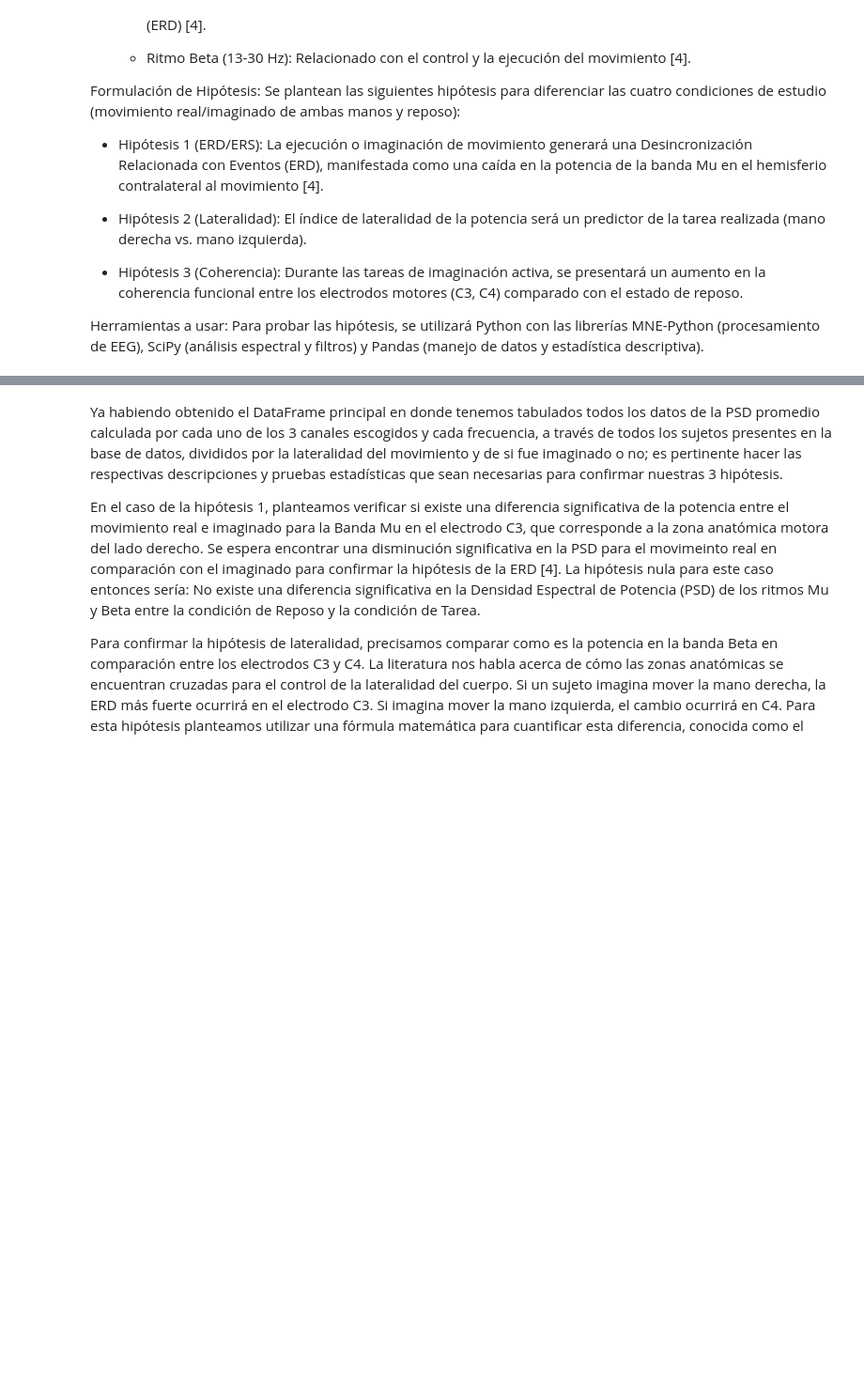
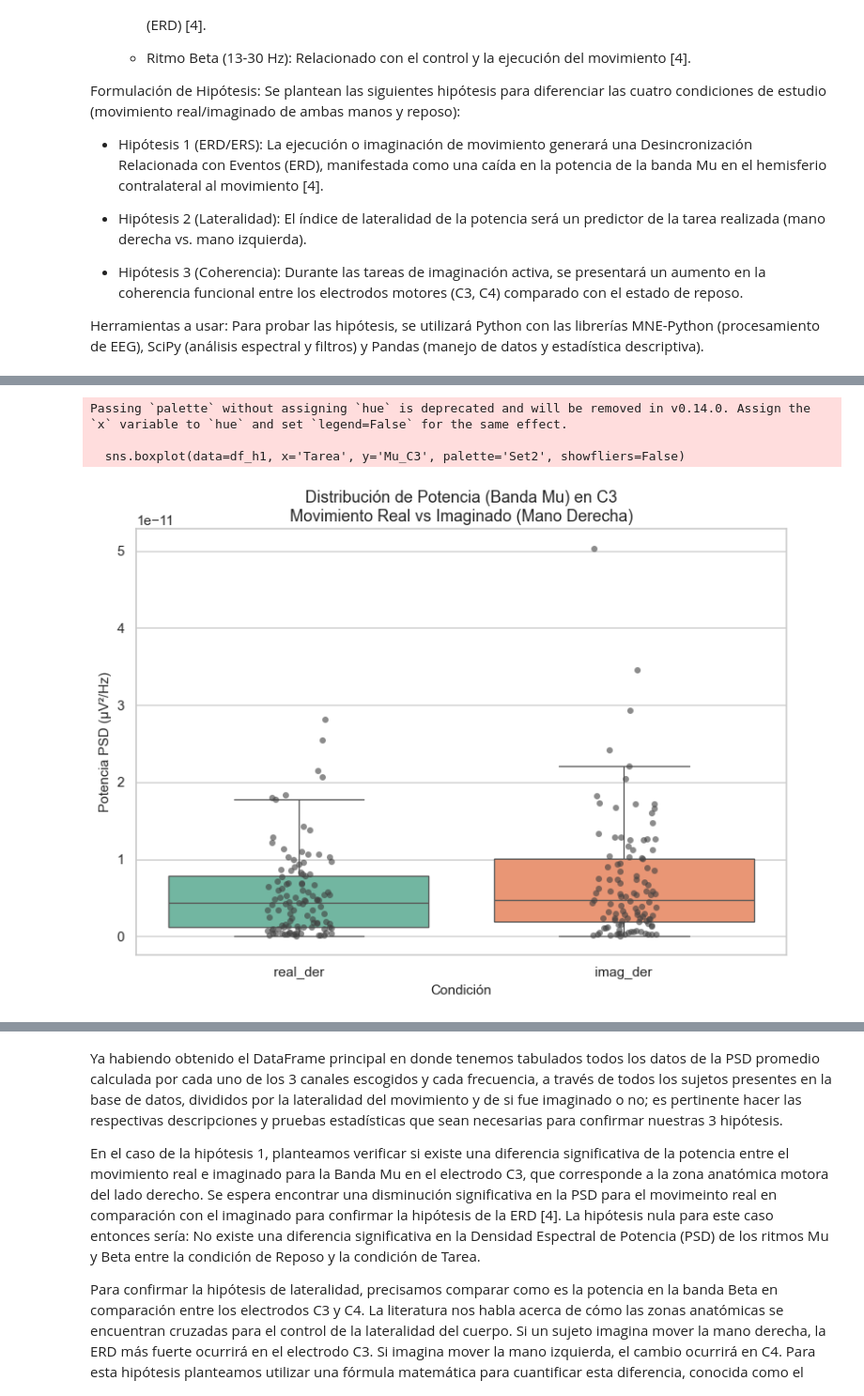
Before and after one commit to Daniu13/biosenales_proyecto1, a Jupyter notebook: main.ipynb, the cells around one changed output, grey strips where cells are left out. Shown at 94% size. Drawn from its saved outputs; the diff is of its cells as text; code cells hidden in the pictures; blank space fills up the shorter version.

```diff
--- a/main.ipynb
+++ b/main.ipynb
@@ -216,0 +354,73 @@ Registro    Tarea        Mu_C3        Mu_C4        Mu_Cz      Beta_C3      Beta_
+# %%
+#Aseguramos el emparejamiento exacto de los sujetos y filtramos valores nulos (NaN)
+# Solo conservamos filas donde la tarea coincida y el dato 'Mu_C3' exista
+df_real_all = df_unificado[(df_unificado['Tarea'] == 'real_der') & df_unificado['Mu_C3'].notna()]
+df_imag_all = df_unificado[(df_unificado['Tarea'] == 'imag_der') & df_unificado['Mu_C3'].notna()]
+
+# Encontramos la intersección de sujetos (los que están en ambos con datos válidos)
+sujetos_comunes = set(df_real_all['Registro']).intersection(set(df_imag_all['Registro']))
+
+if not sujetos_comunes:
+    print("Error: No hay sujetos en común con datos válidos para comparar.")
+else:
+    df_real = df_real_all[df_real_all['Registro'].isin(sujetos_comunes)].sort_values('Registro')
+    df_imag = df_imag_all[df_imag_all['Registro'].isin(sujetos_comunes)].sort_values('Registro')
+
+    # Extraemos los valores numéricos de la potencia
+    mu_c3_real = df_real['Mu_C3'].values
+    mu_c3_imag = df_imag['Mu_C3'].values
+
+    df_h1 = pd.concat([df_real, df_imag])
+    sns.set_theme(style="whitegrid")
+    plt.figure(figsize=(8, 6))
+
+    sns.boxplot(data=df_h1, x='Tarea', y='Mu_C3', palette='Set2', showfliers=False)
+    sns.stripplot(data=df_h1, x='Tarea', y='Mu_C3', color='.25', alpha=0.6, jitter=True)
+
+    plt.title('Distribución de Potencia (Banda Mu) en C3\nMovimiento Real vs Imaginado (Mano Derecha)', fontsize=13)
+    plt.ylabel('Potencia PSD (μV²/Hz)', fontsize=11)
+    plt.xlabel('Condición', fontsize=11)
+    plt.tight_layout()
+    plt.show()
+
+    print(f"Análisis estadístico - Hipótesis 1 (n={len(mu_c3_real)} sujetos)")
+    print("-" * 50)
+
+    # Prueba de Normalidad (Shapiro-Wilk)
+    _, p_norm_real = shapiro(mu_c3_real)
+    _, p_norm_imag = shapiro(mu_c3_imag)
+
+    print(f"Valor p Shapiro-Wilk (Movimiento Real): {p_norm_real:.4f}")
+    print(f"Valor p Shapiro-Wilk (Imaginado):       {p_norm_imag:.4f}")
+
+    alpha = 0.05
+
+    # Selección y ejecución de la prueba emparejada
+    if p_norm_real > alpha and p_norm_imag > alpha:
+        print("\nAmbas distribuciones son normales. Aplicando T-Student Relacionada.")
+        stat, p_val = ttest_rel(mu_c3_real, mu_c3_imag)
+    else:
+        print("\nAl menos una distribución NO es normal. Aplicando Prueba de Wilcoxon.")
+        stat, p_val = wilcoxon(mu_c3_real, mu_c3_imag)
+
+    print(f"\nResultados de la Prueba:")
+    print(f"Estadístico: {stat:.4f}")
+    print(f"P-valor:     {p_val:.4e}")
+
+    # Conclusión automática
+    print("-" * 50)
+    if p_val < alpha:
+        print("Veredicto: Se RECHAZA la hipótesis nula.")
+        print("Existe una diferencia estadísticamente significativa.")
+        if mu_c3_real.mean() < mu_c3_imag.mean():
+            print("Confirmación: La PSD en movimiento real es menor (Evidencia de ERD).")
+        else:
+            print("Nota: La diferencia es significativa, pero la potencia es mayor en real.")
+    else:
+        print("Veredicto: NO se rechaza la hipótesis nula.")
+        print("No hay evidencia estadística de diferencia entre condiciones.")
+# %% [output]
+Passing `palette` without assigning `hue` is deprecated and will be removed in v0.14.0. Assign the `x` variable to `hue` and set `legend=False` for the same effect.
+
+  sns.boxplot(data=df_h1, x='Tarea', y='Mu_C3', palette='Set2', showfliers=False)
+[figure, added]
```
Also changed, not shown: parts of 11 cells of this notebook.
